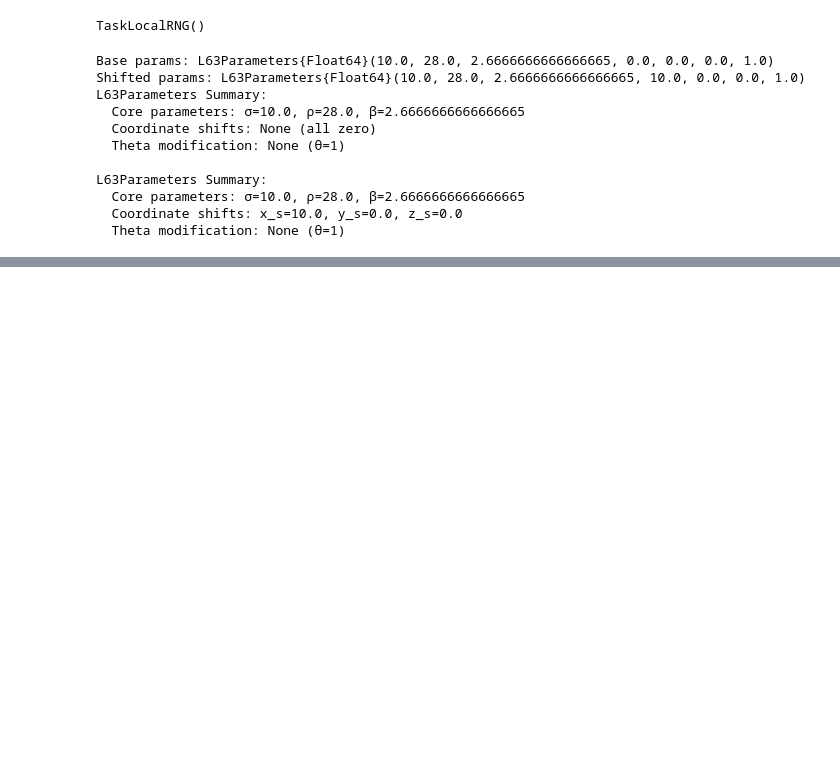
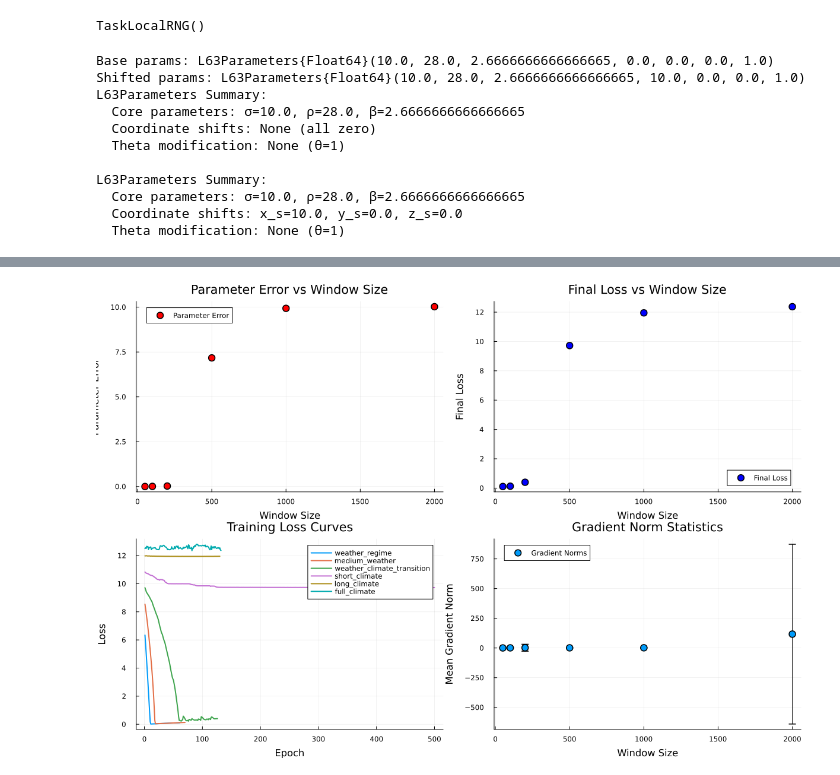
Before and after one commit to nviebig/LorenzParameterEstimation, a Jupyter notebook: examples/test_cases_milan/short_vs_long_integration_time.ipynb, the cells around one changed output, grey strips where cells are left out. Drawn from its saved outputs; the diff is of its cells as text; code cells hidden in the pictures; blank space fills up the shorter version.

```diff
--- a/examples/test_cases_milan/short_vs_long_integration_time.ipynb
+++ b/examples/test_cases_milan/short_vs_long_integration_time.ipynb
@@ -198,0 +501,48 @@ Error: 0.02906232901290373
+# %%
+# Analysis and visualization
+function analyze_experiment_results(results)
+    # Create summary DataFrame
+    summary_df = DataFrame(
+        scenario = [r.scenario for r in results],
+        window_size = [r.window_size for r in results],
+        stride = [r.stride for r in results],
+        final_loss = [r.final_loss for r in results],
+        param_error = [r.param_error for r in results],
+        convergence_epoch = [r.convergence_epoch for r in results],
+        gradient_norm_mean = [r.gradient_norm_mean for r in results],
+        gradient_norm_std = [r.gradient_norm_std for r in results]
+    )
+
+    println("EXPERIMENT RESULTS SUMMARY:")
+    println("="^80)
+    for row in eachrow(summary_df)
+        println("$(row.scenario): Error = $(round(row.param_error, digits=4)), " *
+                "Final Loss = $(round(row.final_loss, digits=6)), " *
+                "Convergence = $(row.convergence_epoch)")
+    end
+
+    return summary_df
+end
+
+summary_df = analyze_experiment_results(experiment_results)
+
+# Visualization
+p1 = plot(title="Parameter Error vs Window Size", xlabel="Window Size", ylabel="Parameter Error")
+scatter!(p1, summary_df.window_size, summary_df.param_error,
+         label="Parameter Error", markersize=6, color=:red)
+
+p2 = plot(title="Final Loss vs Window Size", xlabel="Window Size", ylabel="Final Loss")
+scatter!(p2, summary_df.window_size, summary_df.final_loss,
+         label="Final Loss", markersize=6, color=:blue)
+
+p3 = plot(title="Training Loss Curves", xlabel="Epoch", ylabel="Loss")
+for (i, result) in enumerate(experiment_results)
+    plot!(p3, result.train_loss_history, label=result.scenario, linewidth=2)
+end
+
+p4 = plot(title="Gradient Norm Statistics", xlabel="Window Size", ylabel="Mean Gradient Norm")
+scatter!(p4, summary_df.window_size, summary_df.gradient_norm_mean,
+         yerror=summary_df.gradient_norm_std, label="Gradient Norms", markersize=6)
+
+plot(p1, p2, p3, p4, layout=(2,2), size=(1200, 800))
+# %% [output]
@@ -198,0 +564 @@ Error: 0.02906232901290373
+[figure, added]
```
Also changed, not shown: parts of 10 cells of this notebook, 11 other files.
